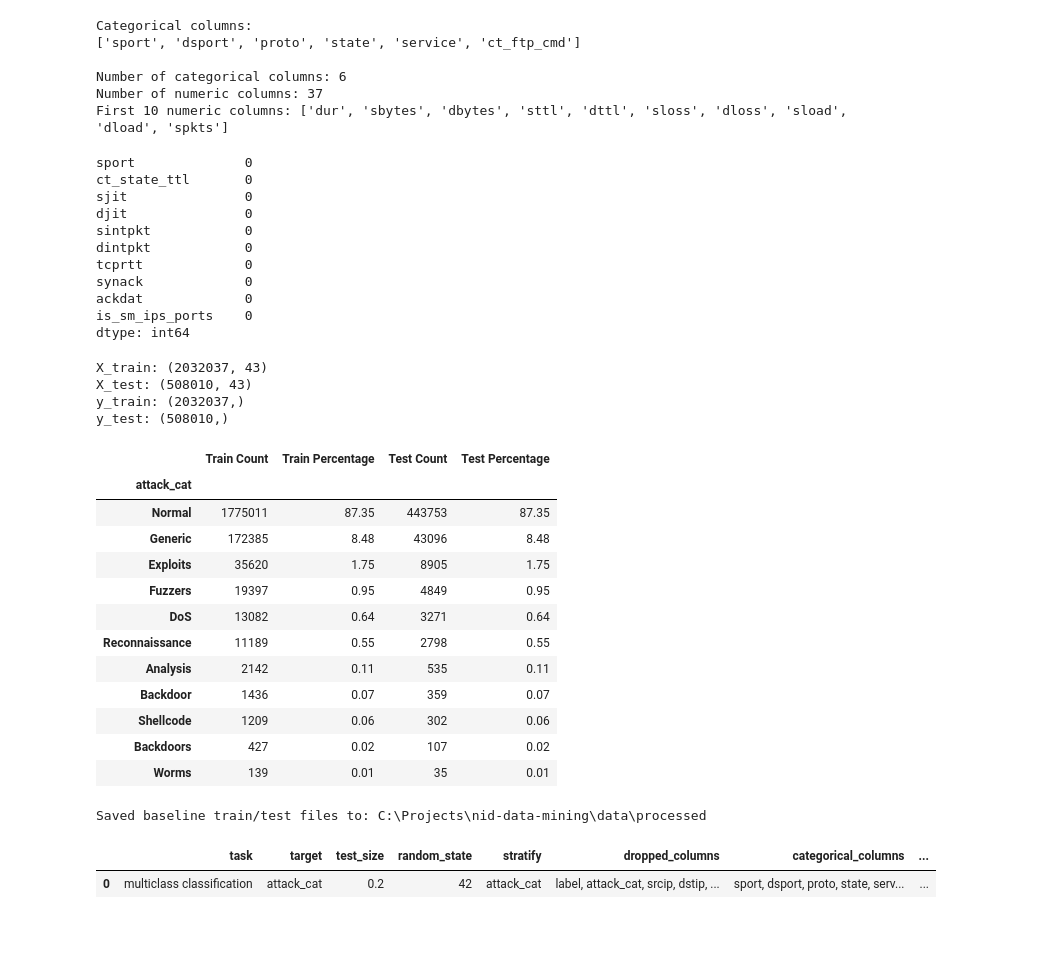
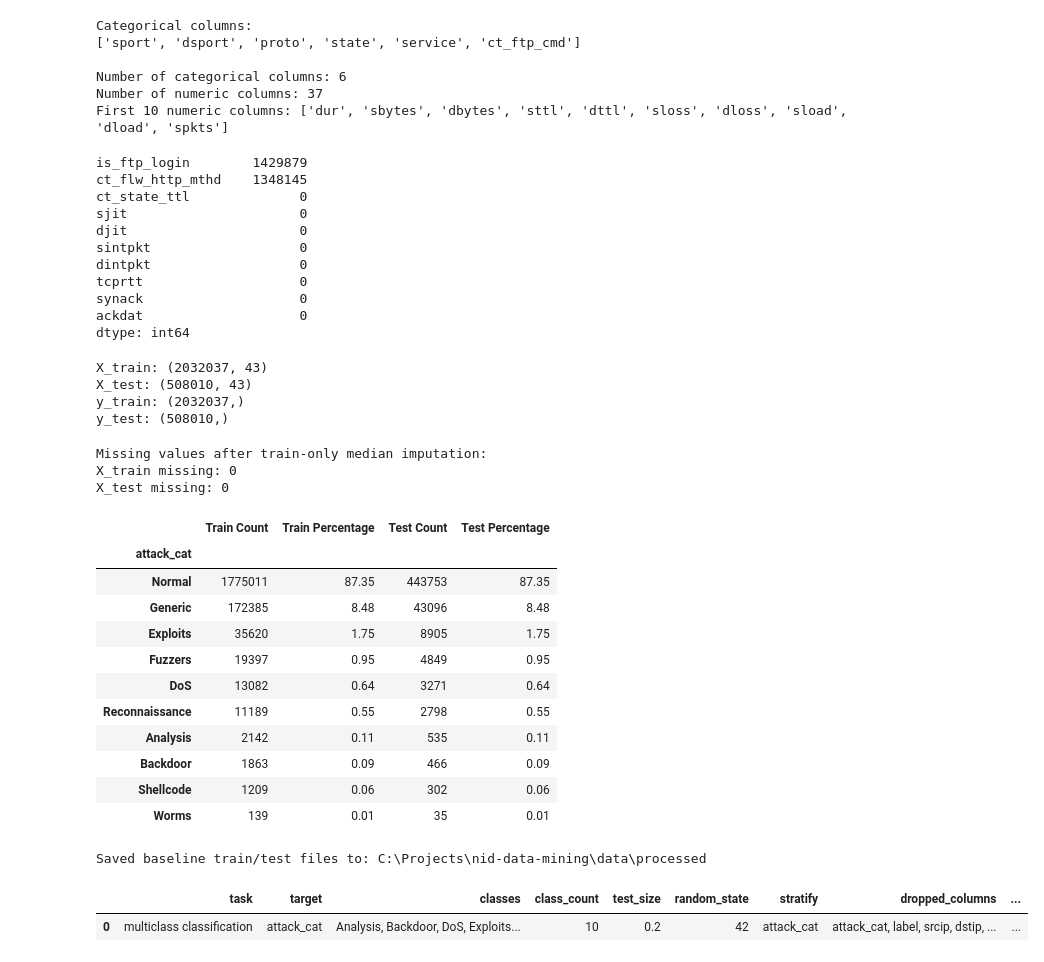
Before and after one commit to Driedoutjerky/nid-data-mining, a Jupyter notebook: notebooks/02_baseline_preprocessing.ipynb, the cells around one changed output. Drawn from its saved outputs; the diff is of its cells as text; code cells hidden in the pictures; blank space fills up the shorter version.

```diff
--- a/notebooks/02_baseline_preprocessing.ipynb
+++ b/notebooks/02_baseline_preprocessing.ipynb
@@ -169,6 +169,10 @@ memory usage: 949.6+ MB
 # Normal traffic may have missing attack_cat in the full CSV files
 df["attack_cat"] = df["attack_cat"].fillna("Normal")
 df["attack_cat"] = df["attack_cat"].astype(str).str.strip()
+
+# Standardize duplicate class label
+# "Backdoors" and "Backdoor" represent the same attack category
+df["attack_cat"] = df["attack_cat"].replace("Backdoors", "Backdoor")
 
 # service "-" means unidentified service
 df["service"] = df["service"].replace("-", "unknown")
@@ -176,4 +180,6 @@ df["service"] = df["service"].fillna("unknown")
 df["service"] = df["service"].astype(str).str.strip()
 
 df[["attack_cat", "label"]].head(20)
+
+df["attack_cat"].value_counts()
 # %% [output]
@@ -256,28 +270,31 @@ Number of categorical columns: 6
 Number of numeric columns: 37
 First 10 numeric columns: ['dur', 'sbytes', 'dbytes', 'sttl', 'dttl', 'sloss', 'dloss', 'sload', 'dload', 'spkts']
 # %%
-# baseline missing value handling
+# Baseline missing value handling BEFORE split
+
 # Fill categorical missing values with "unknown"
+# This does not compute statistics from the dataset, so it is safe before split.
 for col in categorical_cols:
     X[col] = X[col].fillna("unknown").astype(str).str.strip()
 
-# Convert numeric columns safely and fill missing values with median
+# Convert numeric columns safely.
+# Do NOT fill numeric missing values with median here.
+# Median must be computed from training data only after train/test split.
 for col in numeric_cols:
     X[col] = pd.to_numeric(X[col], errors="coerce")
-    X[col] = X[col].fillna(X[col].median())
 
 X.isnull().sum().sort_values(ascending=False).head(10)
 # %% [output]
-sport              0
-ct_state_ttl       0
-sjit               0
-djit               0
-sintpkt            0
-dintpkt            0
-tcprtt             0
-synack             0
-ackdat             0
-is_sm_ips_ports    0
+is_ftp_login        1429879
+ct_flw_http_mthd    1348145
+ct_state_ttl              0
+sjit                      0
+djit                      0
+sintpkt                   0
+dintpkt                   0
+tcprtt                    0
+synack                    0
+ackdat                    0
 dtype: int64
 # %%
 # train/test stratified split
@@ -298,6 +315,26 @@ X_train: (2032037, 43)
 X_test: (508010, 43)
 y_train: (2032037,)
 y_test: (508010,)
+# %%
+# Numeric median imputation AFTER split
+# Compute medians from training data only, then apply the same values to test data.
+
+train_medians = {}
+
+for col in numeric_cols:
+    train_median = X_train[col].median()
+    train_medians[col] = train_median
+
+    X_train[col] = X_train[col].fillna(train_median)
+    X_test[col] = X_test[col].fillna(train_median)
+
+print("Missing values after train-only median imputation:")
+print("X_train missing:", X_train.isnull().sum().sum())
+print("X_test missing:", X_test.isnull().sum().sum())
+# %% [output]
+Missing values after train-only median imputation:
+X_train missing: 0
+X_test missing: 0
 # %%
 # Verify class distribution after split
 train_dist = pd.DataFrame({
@@ -323,9 +360,8 @@ split_distribution
 | DoS | 13082 | 0.64 | 3271 | 0.64 |
 | Reconnaissance | 11189 | 0.55 | 2798 | 0.55 |
 | Analysis | 2142 | 0.11 | 535 | 0.11 |
-| Backdoor | 1436 | 0.07 | 359 | 0.07 |
+| Backdoor | 1863 | 0.09 | 466 | 0.09 |
 | Shellcode | 1209 | 0.06 | 302 | 0.06 |
-| Backdoors | 427 | 0.02 | 107 | 0.02 |
 | Worms | 139 | 0.01 | 35 | 0.01 |
 # %%
 # save processed data locally
@@ -338,27 +374,29 @@ print("Saved baseline train/test files to:", PROCESSED_DIR.resolve())
 # %% [output]
 Saved baseline train/test files to: C:\Projects\nid-data-mining\data\processed
 # %%
-# Metadata of preprocessing
 metadata = {
     "task": "multiclass classification",
     "target": target_col,
+    "classes": ", ".join(sorted(y.unique())),
+    "class_count": y.nunique(),
     "test_size": 0.2,
     "random_state": 42,
     "stratify": "attack_cat",
     "dropped_columns": ", ".join(drop_cols),
     "categorical_columns": ", ".join(categorical_cols),
     "numeric_columns_count": len(numeric_cols),
+    "numeric_imputation": "median computed from training set only, applied to train and test",
     "train_rows": len(X_train),
     "test_rows": len(X_test)
 }
 
 metadata_df = pd.DataFrame([metadata])
 metadata_df.to_csv(PROCESSED_DIR / "baseline_preprocessing_metadata.csv", index=False)
 
 metadata_df
 # %% [output]
-|  | task | target | test_size | random_state | stratify | dropped_columns | categorical_columns | ... |
-| 0 | multiclass classification | attack_cat | 0.2 | 42 | attack_cat | label, attack_cat, srcip, dstip, ... | sport, dsport, proto, state, serv... | ... |
+|  | task | target | classes | class_count | test_size | random_state | stratify | dropped_columns | ... |
+| 0 | multiclass classification | attack_cat | Analysis, Backdoor, DoS, Exploits... | 10 | 0.2 | 42 | attack_cat | attack_cat, label, srcip, dstip, ... | ... |
 # %% [markdown]
 ## Baseline Preprocessing Summary
 
```
Also changed, not shown: parts of 5 cells of this notebook.
